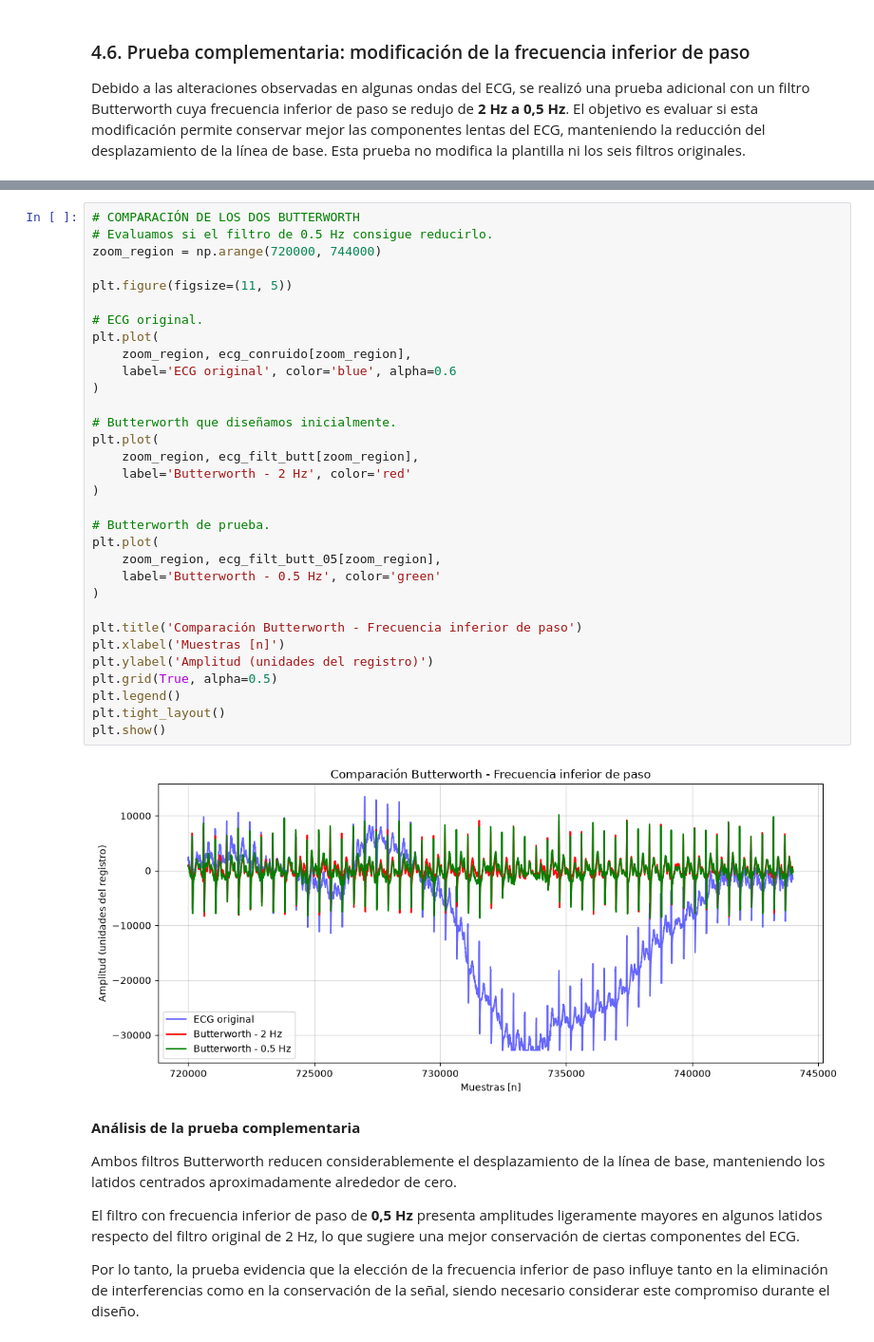
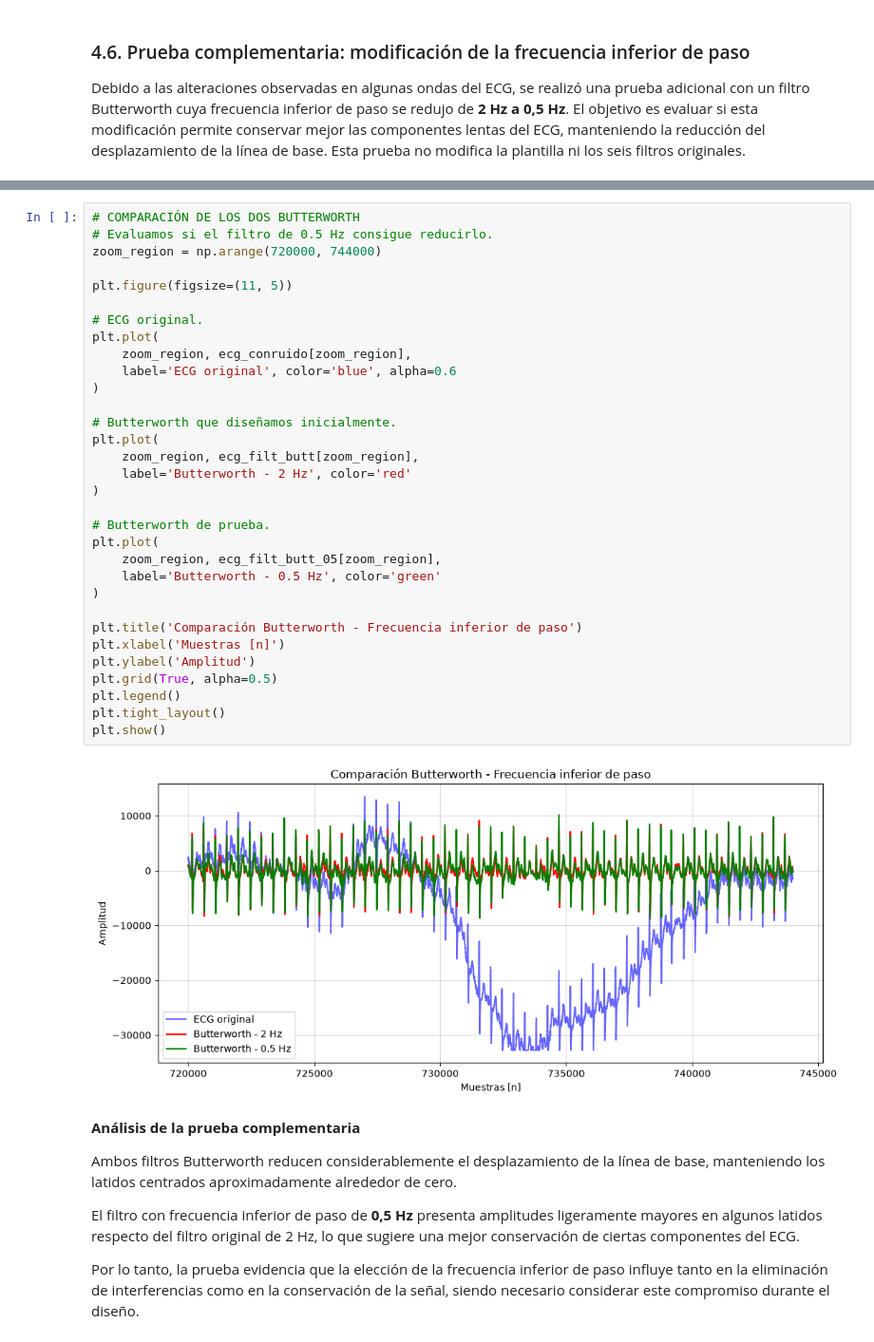
Before and after one commit to Aylucano/APS-2026, a Jupyter notebook: TS7_Filtrado_digital_ECG_Grupo.ipynb, the cells around one changed output, grey strips where cells are left out. Shown at 95% size. Cells and saved outputs as stored; diff of their text form.

```diff
--- a/TS7_Filtrado_digital_ECG_Grupo.ipynb
+++ b/TS7_Filtrado_digital_ECG_Grupo.ipynb
@@ -983,35 +979,35 @@ Secciones SOS del Butterworth 0.5 Hz: 21
 # Evaluamos si el filtro de 0.5 Hz consigue reducirlo.
 zoom_region = np.arange(720000, 744000)
 
 plt.figure(figsize=(11, 5))
 
 # ECG original.
 plt.plot(
     zoom_region, ecg_conruido[zoom_region],
     label='ECG original', color='blue', alpha=0.6
 )
 
 # Butterworth que diseñamos inicialmente.
 plt.plot(
     zoom_region, ecg_filt_butt[zoom_region],
     label='Butterworth - 2 Hz', color='red'
 )
 
 # Butterworth de prueba.
 plt.plot(
     zoom_region, ecg_filt_butt_05[zoom_region],
     label='Butterworth - 0.5 Hz', color='green'
 )
 
 plt.title('Comparación Butterworth - Frecuencia inferior de paso')
 plt.xlabel('Muestras [n]')
-plt.ylabel('Amplitud (unidades del registro)')
+plt.ylabel('Amplitud')
 plt.grid(True, alpha=0.5)
 plt.legend()
 plt.tight_layout()
 plt.show()
 # %% [output]
-[figure, old version]
+[figure, new version]
 # %% [markdown]
 **Análisis de la prueba complementaria**
 
```
Also changed, not shown: parts of 15 cells of this notebook.
